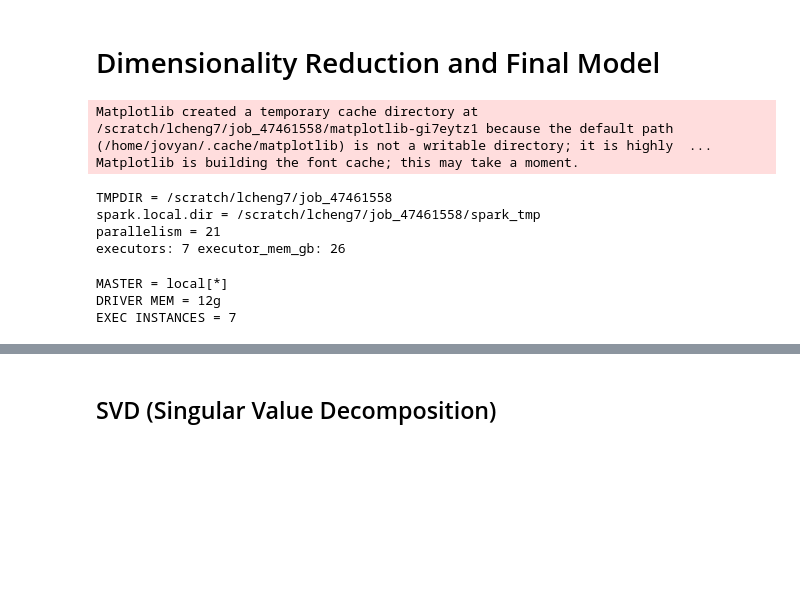
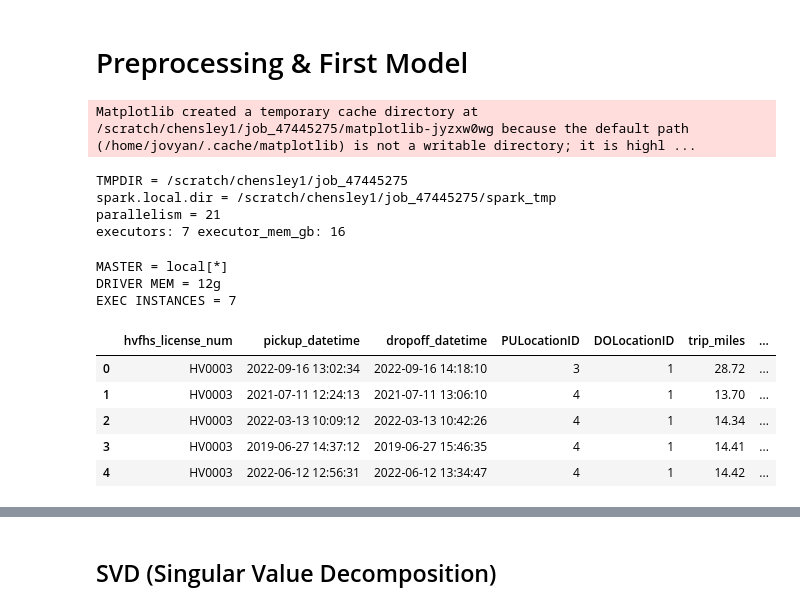
Before and after one commit to javageek2018/SparkGroupProject, a Jupyter notebook: final_model_232r.ipynb, the cells around one changed output, grey strips where cells are left out. Saved outputs shown, nothing was run; the diff lists cells and outputs as text; code cells hidden in the pictures; blank space fills up the shorter version.

```diff
--- a/final_model_232r.ipynb
+++ b/final_model_232r.ipynb
@@ -1,5 +1,5 @@
 # %% [markdown]
-# Dimensionality Reduction and Final Model
+# Preprocessing & First Model
 # %%
 from pyspark.sql import SparkSession
 from pyspark.sql import functions as F
@@ -30,7 +30,7 @@ os.makedirs(spark_tmp, exist_ok=True)
 
 # Change on creation
 TOTAL_CORES = 8
-TOTAL_MEM_GB = 200
+TOTAL_MEM_GB = 128
 DRIVER_MEM_GB = 12 # Fixed
 
 EXEC_INSTANCES = TOTAL_CORES - 1
@@ -53,12 +53,11 @@ print("spark.local.dir =", spark.sparkContext.getConf().get("spark.local.dir"))
 print("parallelism =", spark.sparkContext.defaultParallelism)
 print("executors:", EXEC_INSTANCES, "executor_mem_gb:", EXEC_MEM_GB)
 # %% [output]
-Matplotlib created a temporary cache directory at /scratch/lcheng7/job_47461558/matplotlib-gi7eytz1 because the default path (/home/jovyan/.cache/matplotlib) is not a writable directory; it is highly  ...
-Matplotlib is building the font cache; this may take a moment.
+Matplotlib created a temporary cache directory at /scratch/chensley1/job_47445275/matplotlib-jyzxw0wg because the default path (/home/jovyan/.cache/matplotlib) is not a writable directory; it is highl ...
-TMPDIR = /scratch/lcheng7/job_47461558
-spark.local.dir = /scratch/lcheng7/job_47461558/spark_tmp
+TMPDIR = /scratch/chensley1/job_47445275
+spark.local.dir = /scratch/chensley1/job_47445275/spark_tmp
 parallelism = 21
-executors: 7 executor_mem_gb: 26
+executors: 7 executor_mem_gb: 16
 # %%
 print("MASTER =", spark.sparkContext.master)
 print("DRIVER MEM =", spark.sparkContext.getConf().get("spark.driver.memory"))
@@ -67,3 +66,23 @@ print("EXEC INSTANCES =", spark.sparkContext.getConf().get("spark.executor.insta
 MASTER = local[*]
 DRIVER MEM = 12g
 EXEC INSTANCES = 7
+# %%
+df_clean = spark.read.parquet("cleaned_dataset/fhvhv_dedup")
+df = df_clean
+
+df = df.drop(
+    "originating_base_num",
+    "on_scene_datetime",
+    "dispatching_base_num",
+    "request_datetime"
+)
+# %%
+df_small = df.limit(5).toPandas()
+df_small
+# %% [output]
+|  | hvfhs_license_num | pickup_datetime | dropoff_datetime | PULocationID | DOLocationID | trip_miles | ... |
+| 0 | HV0003 | 2022-09-16 13:02:34 | 2022-09-16 14:18:10 | 3 | 1 | 28.72 | ... |
+| 1 | HV0003 | 2021-07-11 12:24:13 | 2021-07-11 13:06:10 | 4 | 1 | 13.70 | ... |
+| 2 | HV0003 | 2022-03-13 10:09:12 | 2022-03-13 10:42:26 | 4 | 1 | 14.34 | ... |
+| 3 | HV0003 | 2019-06-27 14:37:12 | 2019-06-27 15:46:35 | 4 | 1 | 14.41 | ... |
+| 4 | HV0003 | 2022-06-12 12:56:31 | 2022-06-12 13:34:47 | 4 | 1 | 14.42 | ... |
```
Also changed, not shown: parts of 39 cells of this notebook.
